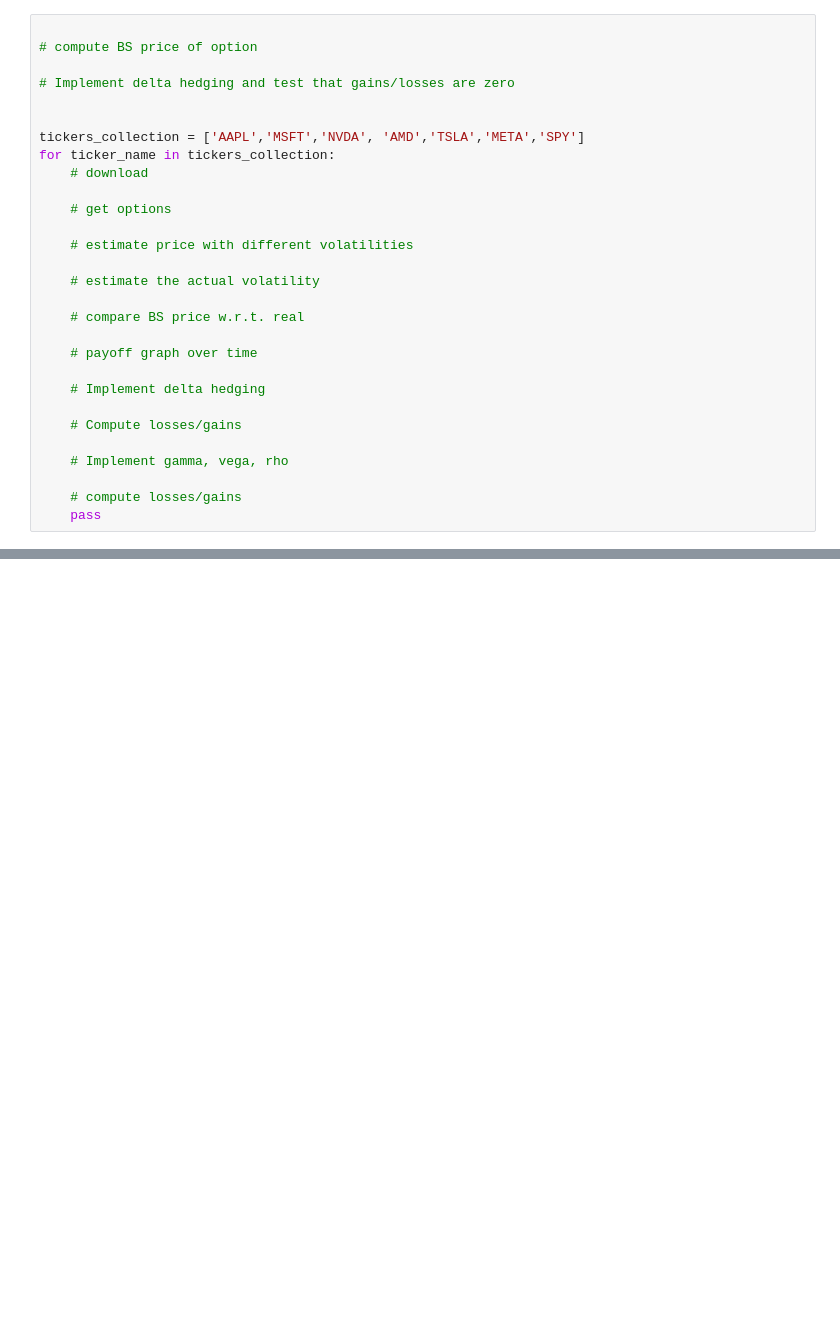
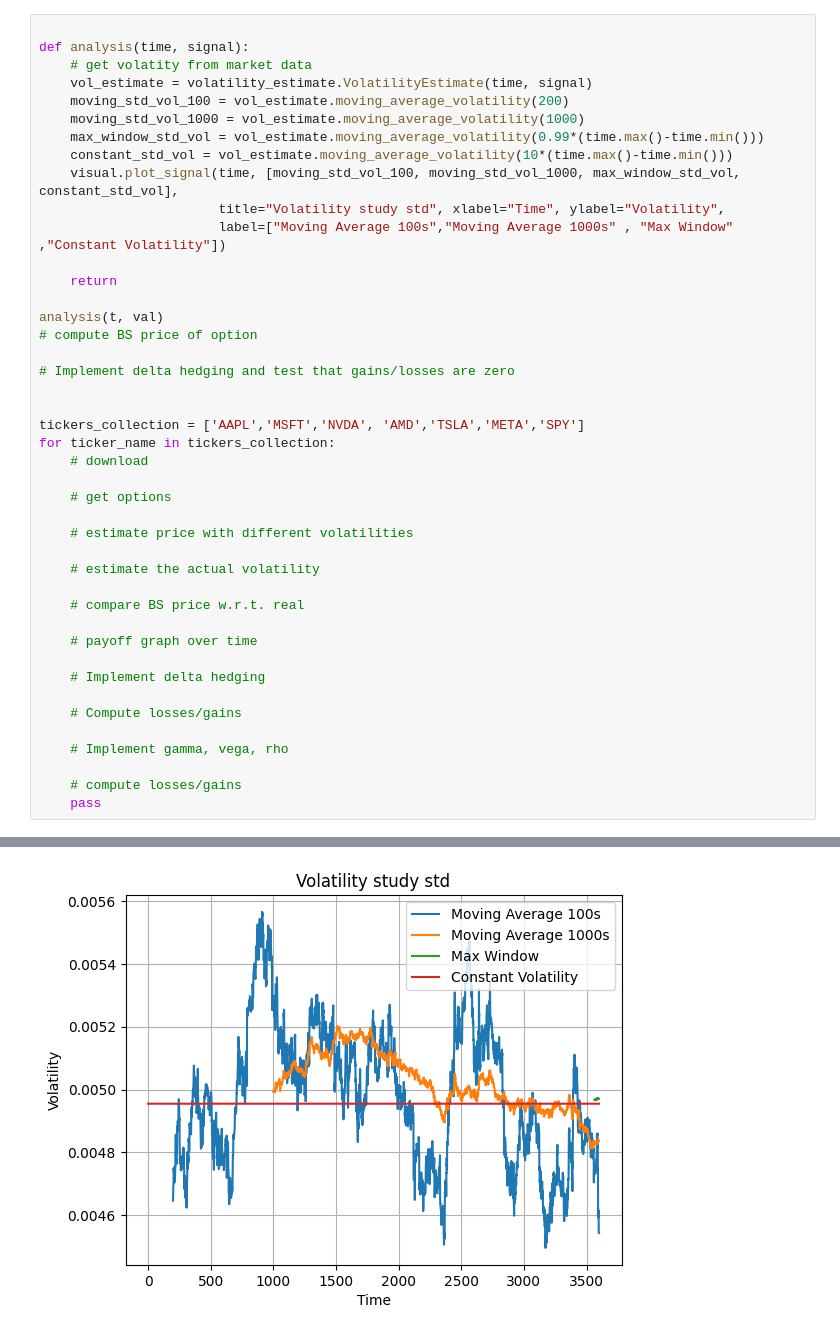
Before and after one commit to giudisciacca/pde-to-finance, a Jupyter notebook: pricing-black-scholes/main.ipynb, the cells around one changed output, grey strips where cells are left out. Drawn from its saved outputs; the diff is of its cells as text; blank space fills up the shorter version.

Commit message:
simple volatility estimation

```diff
--- a/pricing-black-scholes/main.ipynb
+++ b/pricing-black-scholes/main.ipynb
@@ -29,5 +31,19 @@ visual.plot_signal(t,avg_val)
 # %%
 
+def analysis(time, signal):
+    # get volatity from market data
+    vol_estimate = volatility_estimate.VolatilityEstimate(time, signal)
+    moving_std_vol_100 = vol_estimate.moving_average_volatility(200)
+    moving_std_vol_1000 = vol_estimate.moving_average_volatility(1000)
+    max_window_std_vol = vol_estimate.moving_average_volatility(0.99*(time.max()-time.min()))
+    constant_std_vol = vol_estimate.moving_average_volatility(10*(time.max()-time.min()))
+    visual.plot_signal(time, [moving_std_vol_100, moving_std_vol_1000, max_window_std_vol, constant_std_vol],
+                       title="Volatility study std", xlabel="Time", ylabel="Volatility",
+                       label=["Moving Average 100s","Moving Average 1000s" , "Max Window" ,"Constant Volatility"])
+
+    return
+
+analysis(t, val)
 # compute BS price of option
 
 # Implement delta hedging and test that gains/losses are zero
@@ -55,3 +71,4 @@ for ticker_name in tickers_collection:
 
     # compute losses/gains
     pass
+# %% [output]
@@ -57,0 +76 @@ for ticker_name in tickers_collection:
+[figure, added]
```
Also changed, not shown: parts of 3 cells of this notebook, 5 other files.
